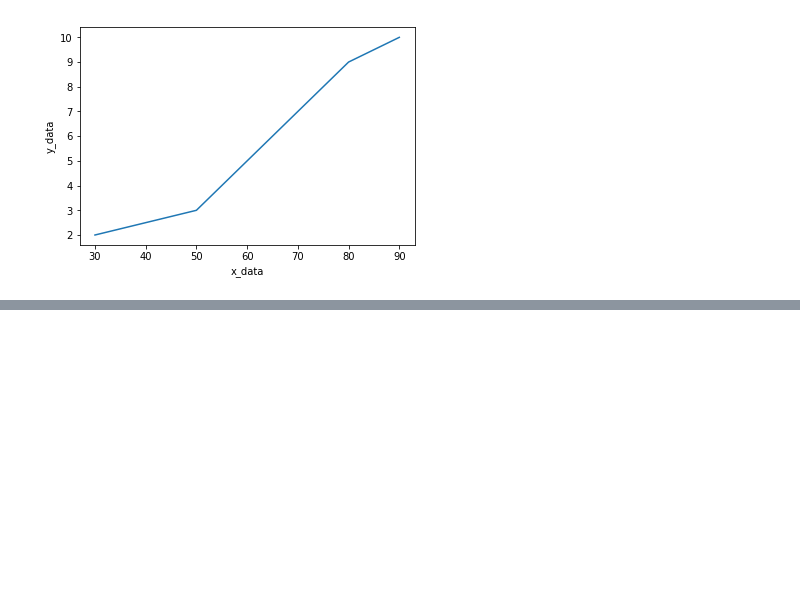
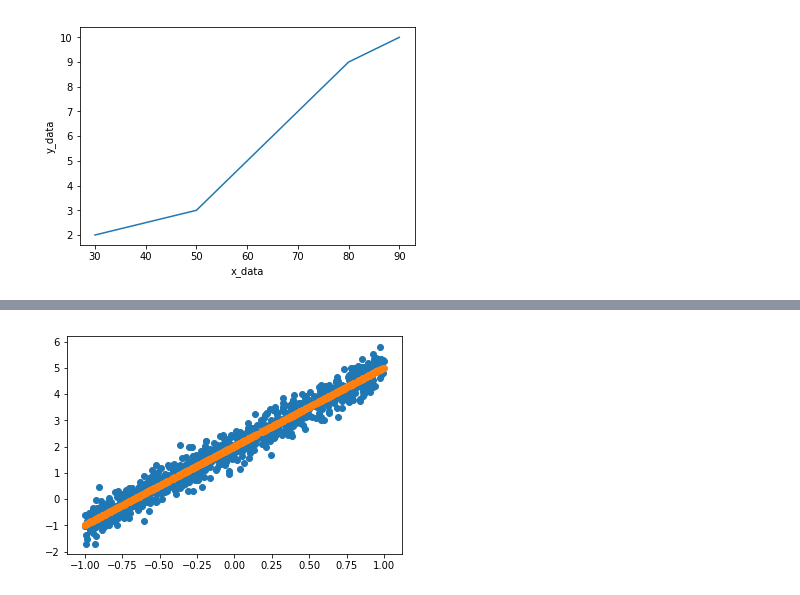
Before and after one commit to mvish7/PyTorch, a Jupyter notebook: Regression.ipynb, the cells around one changed output, grey strips where cells are left out. Drawn from its saved outputs; the diff is of its cells as text; code cells hidden in the pictures; blank space fills up the shorter version.

```diff
--- a/Regression.ipynb
+++ b/Regression.ipynb
@@ -116,0 +205,4 @@ a=t.data
+# %%
+
+a_guess = nn.Parameter(a_guess)
+a_guess
@@ -116,0 +239,6 @@ a=t.data
+# %%
+
+plt.scatter(x[:,0], y)
+plt.scatter(x[:,0], x@a_guess.detach()); # detach() removes gradient from `a` so it can be plotted. otherwise matplotlib gives error
+# %% [output]
+[figure, added]
```
Also changed, not shown: parts of 16 cells of this notebook.
